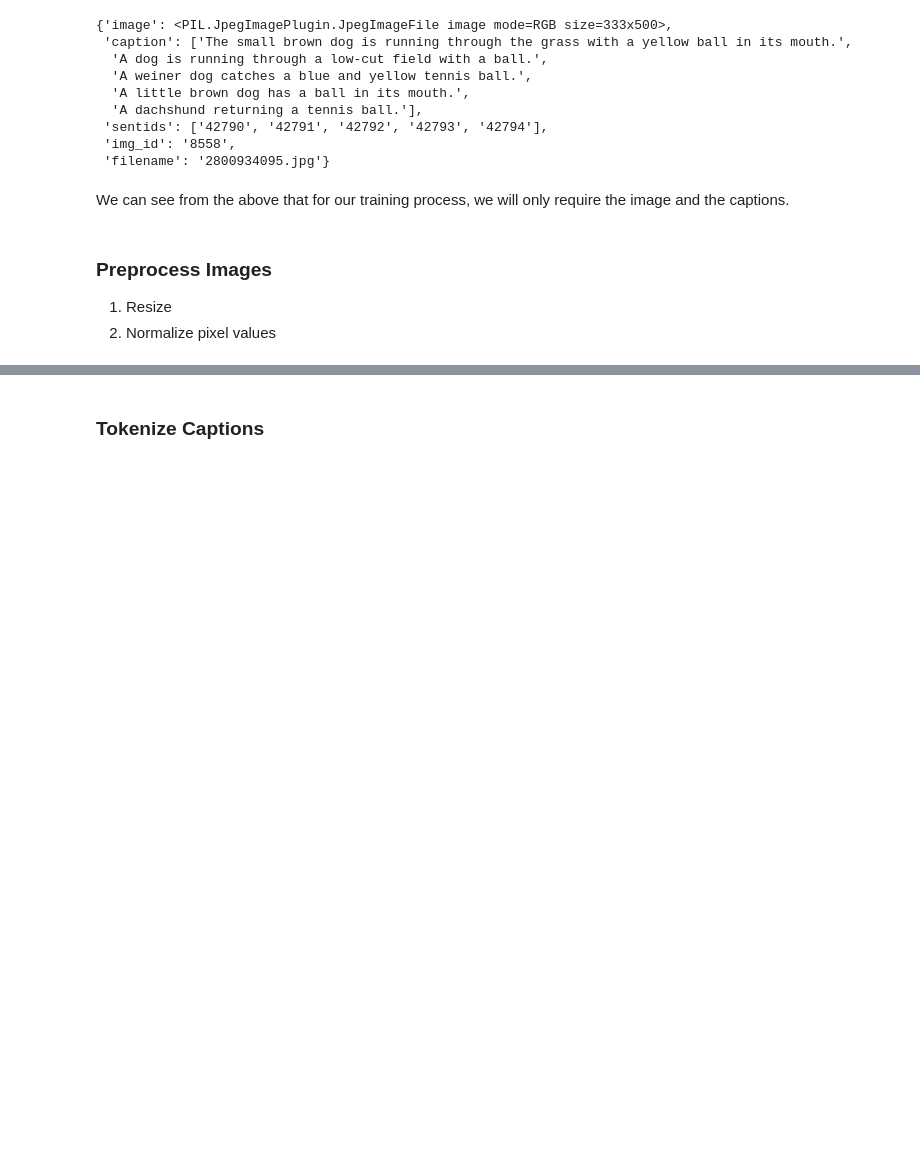
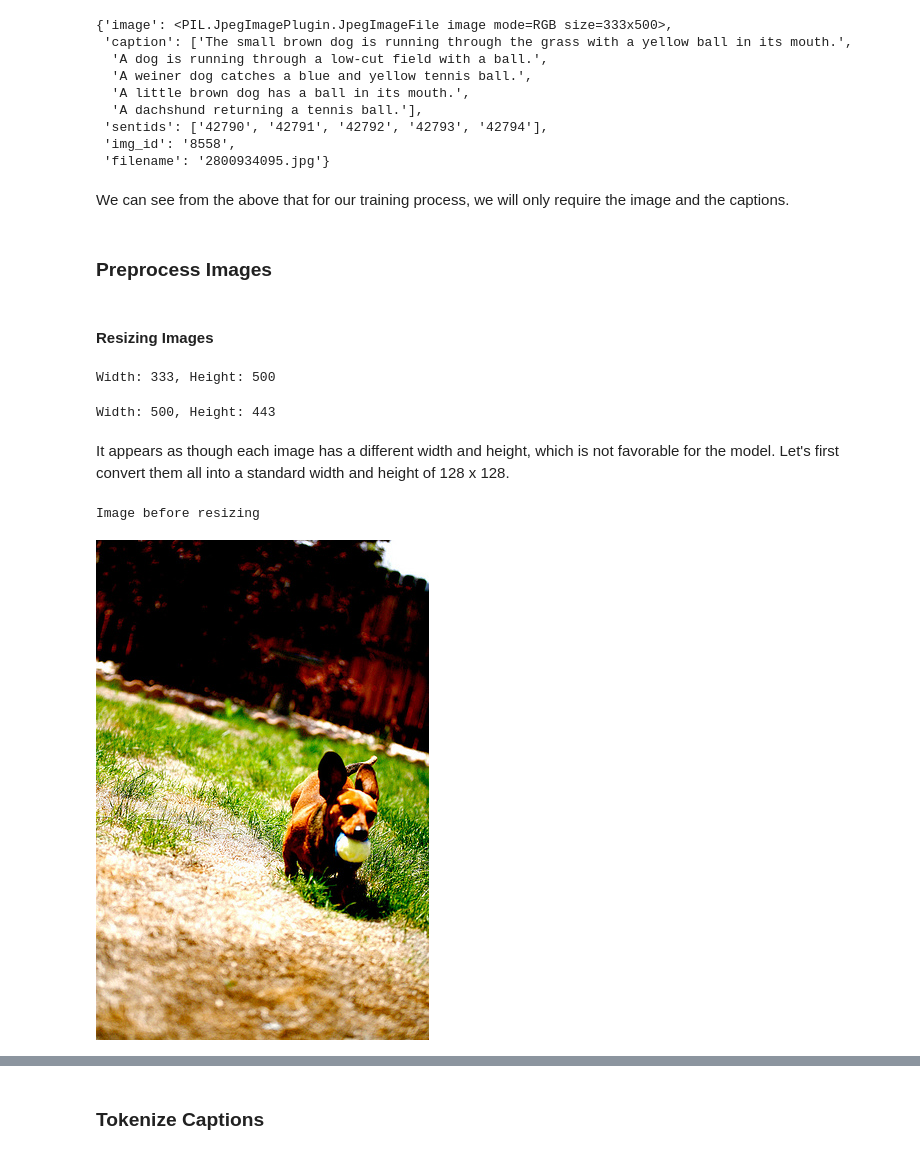
Before and after one commit to rkaushick-neu/clip, a Jupyter notebook: multi_modal_clip.ipynb, the cells around one changed output, grey strips where cells are left out. Cells and saved outputs as stored; diff of their text form; code cells hidden in the pictures; blank space fills up the shorter version.

Commit message:
preprocessed images (resize, normalize) & tokenized captions with CLIPTokenizer

```diff
--- a/multi_modal_clip.ipynb
+++ b/multi_modal_clip.ipynb
@@ -209,6 +218,26 @@ train_dataset[0]
 We can see from the above that for our training process, we will only require the image and the captions.
 # %% [markdown]
 ### Preprocess Images
-
-1. Resize
-2. Normalize pixel values
+# %% [markdown]
+#### Resizing Images
+# %%
+image_data = train_dataset[0]['image']
+image_width, image_height = image_data.size
+print(f"Width: {image_width}, Height: {image_height}")
+# %% [output]
+Width: 333, Height: 500
+# %%
+image_data = train_dataset[1020]['image']
+image_width, image_height = image_data.size
+print(f"Width: {image_width}, Height: {image_height}")
+# %% [output]
+Width: 500, Height: 443
+# %% [markdown]
+It appears as though each image has a different width and height, which is not favorable for the model. Let's first convert them all into a standard width and height of 128 x 128.
+# %%
+image_data = train_dataset[0]['image']
+print("Image before resizing")
+image_data
+# %% [output]
+Image before resizing
+[figure, added]
```
Also changed, not shown: parts of 29 cells of this notebook.
